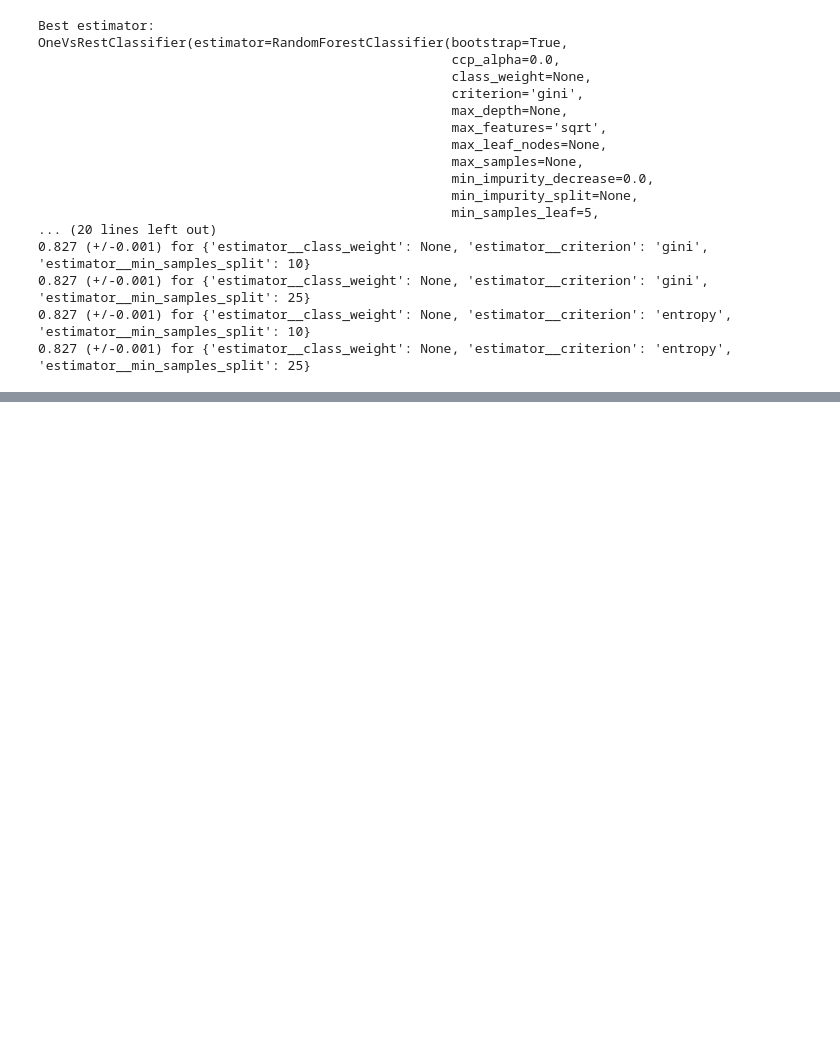
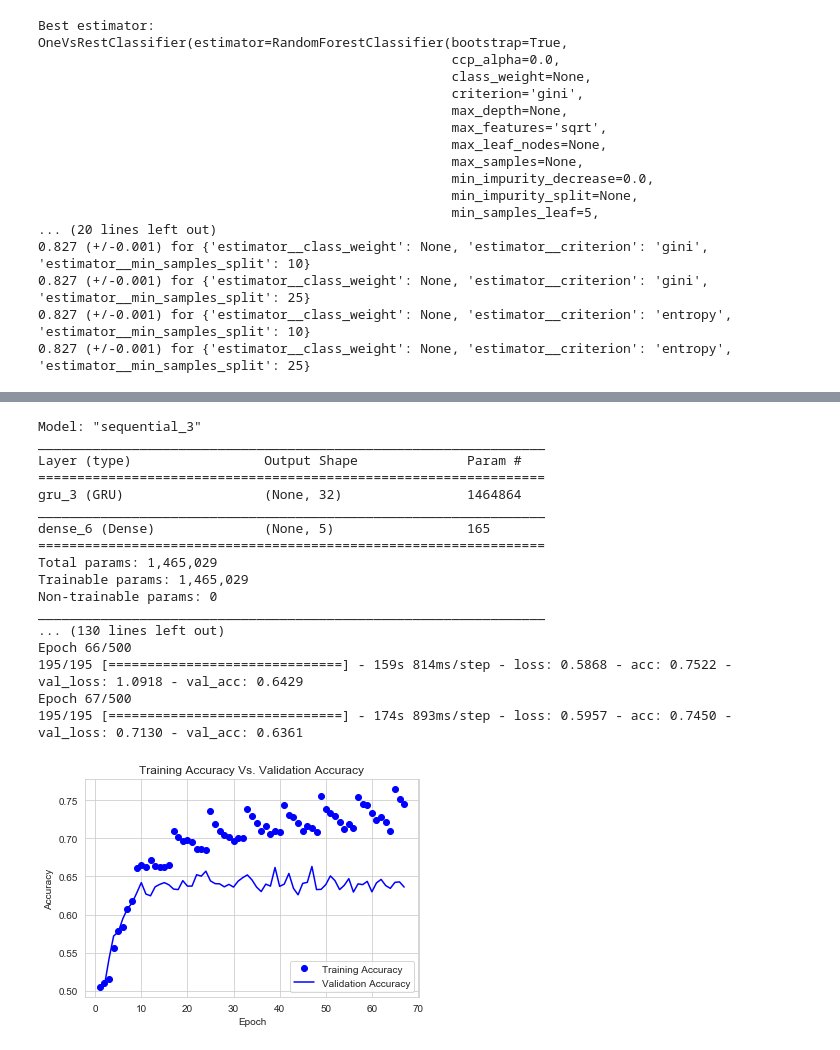
Before and after one commit to nt-ds/sentiment-analysis-on-movie-reviews, a Jupyter notebook: notebooks/03_models_normal_data.ipynb, the cells around one changed output, grey strips where cells are left out. Saved outputs shown, nothing was run; the diff lists cells and outputs as text; code cells hidden in the pictures; blank space fills up the shorter version.

```diff
--- a/notebooks/03_models_normal_data.ipynb
+++ b/notebooks/03_models_normal_data.ipynb
@@ -141,0 +159,21 @@ _Build LSTM model_
+# %%
+norm_gru_model = model.build_DL_model(train.PhraseNorm, train.Sentiment, "norm", "gru")
+# %% [output]
+Model: "sequential_3"
+_________________________________________________________________
+Layer (type)                 Output Shape              Param #
+=================================================================
+gru_3 (GRU)                  (None, 32)                1464864
+_________________________________________________________________
+dense_6 (Dense)              (None, 5)                 165
+=================================================================
+Total params: 1,465,029
+Trainable params: 1,465,029
+Non-trainable params: 0
+_________________________________________________________________
+... (130 lines left out)
+Epoch 66/500
+195/195 [==============================] - 159s 814ms/step - loss: 0.5868 - acc: 0.7522 - val_loss: 1.0918 - val_acc: 0.6429
+Epoch 67/500
+195/195 [==============================] - 174s 893ms/step - loss: 0.5957 - acc: 0.7450 - val_loss: 0.7130 - val_acc: 0.6361
+[figure, added]
```
Also changed, not shown: parts of 6 cells of this notebook.
